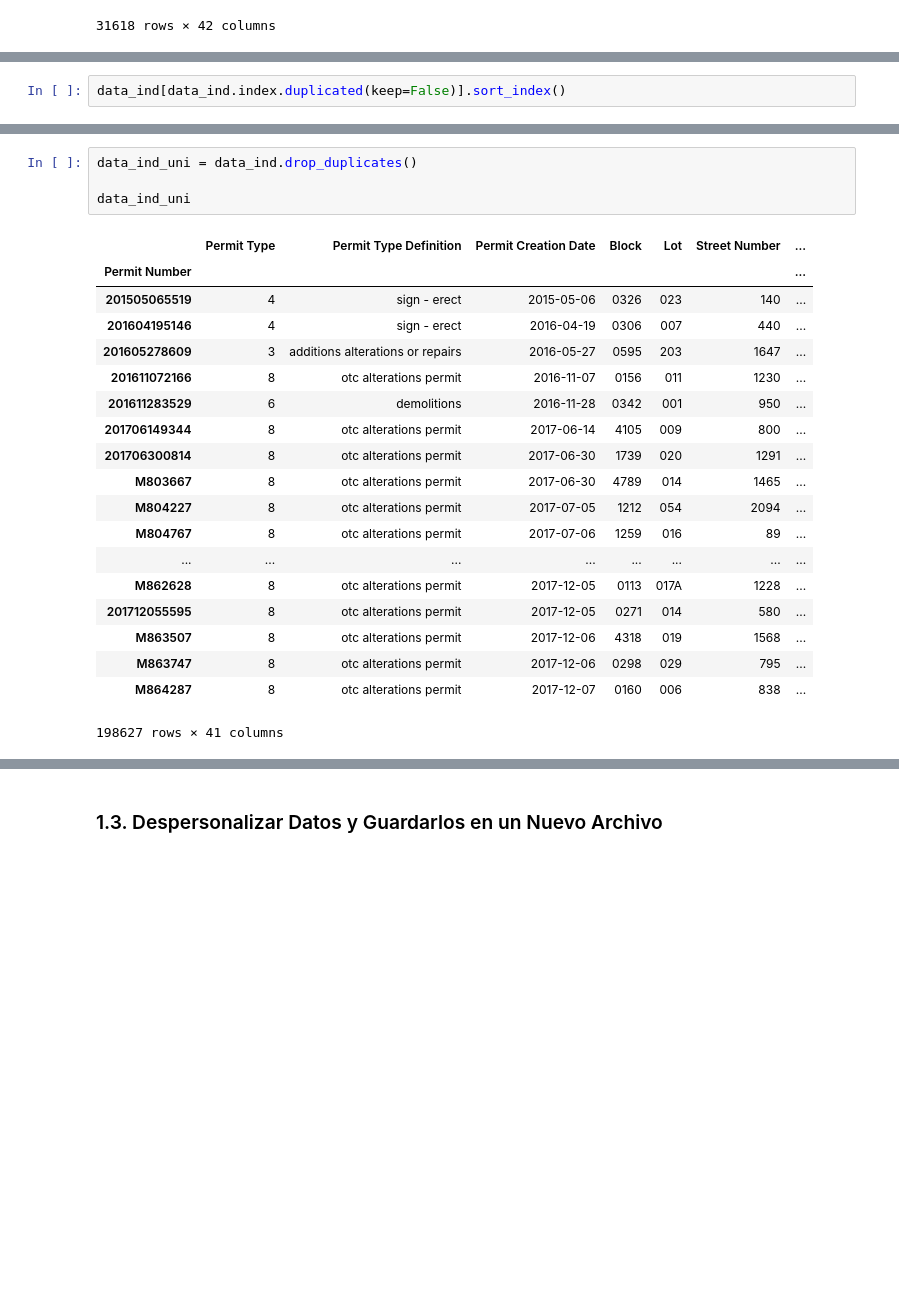
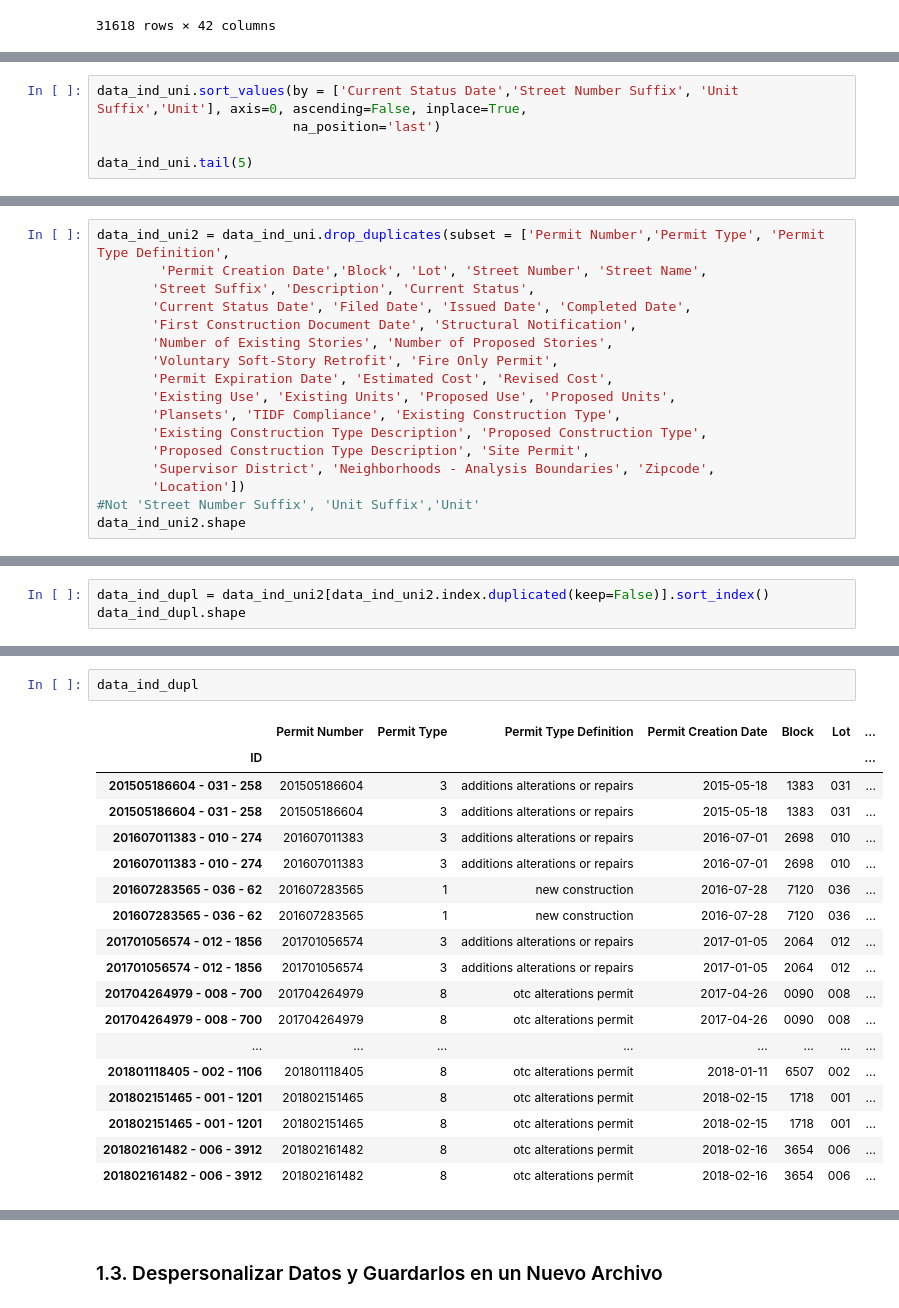
Before and after one commit to EJHortala/famaf, a Jupyter notebook: Analisis exploratorio y curacion de datos/Laboratorio - L. Prone y J. Bergamasco.ipynb, the cells around one changed output, grey strips where cells are left out. Saved outputs shown, nothing was run; the diff lists cells and outputs as text; blank space fills up the shorter version.

```diff
--- a/Analisis exploratorio y curacion de datos/Laboratorio - L. Prone y J. Bergamasco.ipynb
+++ b/Analisis exploratorio y curacion de datos/Laboratorio - L. Prone y J. Bergamasco.ipynb
@@ -406,0 +481,5 @@ data_ind
+# %%
+data_ind_uni.sort_values(by = ['Current Status Date','Street Number Suffix', 'Unit Suffix','Unit'], axis=0, ascending=False, inplace=True,
+                         na_position='last')
+
+data_ind_uni.tail(5)
@@ -406,0 +497,17 @@ data_ind
+# %%
+data_ind_uni2 = data_ind_uni.drop_duplicates(subset = ['Permit Number','Permit Type', 'Permit Type Definition',
+        'Permit Creation Date','Block', 'Lot', 'Street Number', 'Street Name',
+       'Street Suffix', 'Description', 'Current Status',
+       'Current Status Date', 'Filed Date', 'Issued Date', 'Completed Date',
+       'First Construction Document Date', 'Structural Notification',
+       'Number of Existing Stories', 'Number of Proposed Stories',
+       'Voluntary Soft-Story Retrofit', 'Fire Only Permit',
+       'Permit Expiration Date', 'Estimated Cost', 'Revised Cost',
+       'Existing Use', 'Existing Units', 'Proposed Use', 'Proposed Units',
+       'Plansets', 'TIDF Compliance', 'Existing Construction Type',
+       'Existing Construction Type Description', 'Proposed Construction Type',
+       'Proposed Construction Type Description', 'Site Permit',
+       'Supervisor District', 'Neighborhoods - Analysis Boundaries', 'Zipcode',
+       'Location'])
+#Not 'Street Number Suffix', 'Unit Suffix','Unit'
+data_ind_uni2.shape
@@ -407,3 +518,4 @@ data_ind
 # %%
-data_ind[data_ind.index.duplicated(keep=False)].sort_index()
+data_ind_dupl = data_ind_uni2[data_ind_uni2.index.duplicated(keep=False)].sort_index()
+data_ind_dupl.shape
 # %% [output]
@@ -429,24 +523,21 @@ data_ind[data_ind.index.duplicated(keep=False)].sort_index()
-# %%
-data_ind_uni = data_ind.drop_duplicates()
-
-data_ind_uni
-# %% [output]
-|  | Permit Type | Permit Type Definition | Permit Creation Date | Block | Lot | Street Number | ... |
-| Permit Number |  |  |  |  |  |  | ... |
-| 201505065519 | 4 | sign - erect | 2015-05-06 | 0326 | 023 | 140 | ... |
-| 201604195146 | 4 | sign - erect | 2016-04-19 | 0306 | 007 | 440 | ... |
-| 201605278609 | 3 | additions alterations or repairs | 2016-05-27 | 0595 | 203 | 1647 | ... |
-| 201611072166 | 8 | otc alterations permit | 2016-11-07 | 0156 | 011 | 1230 | ... |
-| 201611283529 | 6 | demolitions | 2016-11-28 | 0342 | 001 | 950 | ... |
-| 201706149344 | 8 | otc alterations permit | 2017-06-14 | 4105 | 009 | 800 | ... |
-| 201706300814 | 8 | otc alterations permit | 2017-06-30 | 1739 | 020 | 1291 | ... |
-| M803667 | 8 | otc alterations permit | 2017-06-30 | 4789 | 014 | 1465 | ... |
-| M804227 | 8 | otc alterations permit | 2017-07-05 | 1212 | 054 | 2094 | ... |
-| M804767 | 8 | otc alterations permit | 2017-07-06 | 1259 | 016 | 89 | ... |
-| ... | ... | ... | ... | ... | ... | ... | ... |
-| M862628 | 8 | otc alterations permit | 2017-12-05 | 0113 | 017A | 1228 | ... |
-| 201712055595 | 8 | otc alterations permit | 2017-12-05 | 0271 | 014 | 580 | ... |
-| M863507 | 8 | otc alterations permit | 2017-12-06 | 4318 | 019 | 1568 | ... |
-| M863747 | 8 | otc alterations permit | 2017-12-06 | 0298 | 029 | 795 | ... |
-| M864287 | 8 | otc alterations permit | 2017-12-07 | 0160 | 006 | 838 | ... |
-198627 rows × 41 columns
+# %%
+data_ind_dupl
+# %% [output]
+|  | Permit Number | Permit Type | Permit Type Definition | Permit Creation Date | Block | Lot | ... |
+| ID |  |  |  |  |  |  | ... |
+| 201505186604 - 031 - 258 | 201505186604 | 3 | additions alterations or repairs | 2015-05-18 | 1383 | 031 | ... |
+| 201505186604 - 031 - 258 | 201505186604 | 3 | additions alterations or repairs | 2015-05-18 | 1383 | 031 | ... |
+| 201607011383 - 010 - 274 | 201607011383 | 3 | additions alterations or repairs | 2016-07-01 | 2698 | 010 | ... |
+| 201607011383 - 010 - 274 | 201607011383 | 3 | additions alterations or repairs | 2016-07-01 | 2698 | 010 | ... |
+| 201607283565 - 036 - 62 | 201607283565 | 1 | new construction | 2016-07-28 | 7120 | 036 | ... |
+| 201607283565 - 036 - 62 | 201607283565 | 1 | new construction | 2016-07-28 | 7120 | 036 | ... |
+| 201701056574 - 012 - 1856 | 201701056574 | 3 | additions alterations or repairs | 2017-01-05 | 2064 | 012 | ... |
+| 201701056574 - 012 - 1856 | 201701056574 | 3 | additions alterations or repairs | 2017-01-05 | 2064 | 012 | ... |
+| 201704264979 - 008 - 700 | 201704264979 | 8 | otc alterations permit | 2017-04-26 | 0090 | 008 | ... |
+| 201704264979 - 008 - 700 | 201704264979 | 8 | otc alterations permit | 2017-04-26 | 0090 | 008 | ... |
+| ... | ... | ... | ... | ... | ... | ... | ... |
+| 201801118405 - 002 - 1106 | 201801118405 | 8 | otc alterations permit | 2018-01-11 | 6507 | 002 | ... |
+| 201802151465 - 001 - 1201 | 201802151465 | 8 | otc alterations permit | 2018-02-15 | 1718 | 001 | ... |
+| 201802151465 - 001 - 1201 | 201802151465 | 8 | otc alterations permit | 2018-02-15 | 1718 | 001 | ... |
+| 201802161482 - 006 - 3912 | 201802161482 | 8 | otc alterations permit | 2018-02-16 | 3654 | 006 | ... |
+| 201802161482 - 006 - 3912 | 201802161482 | 8 | otc alterations permit | 2018-02-16 | 3654 | 006 | ... |
```
Also changed, not shown: parts of 28 cells of this notebook.
